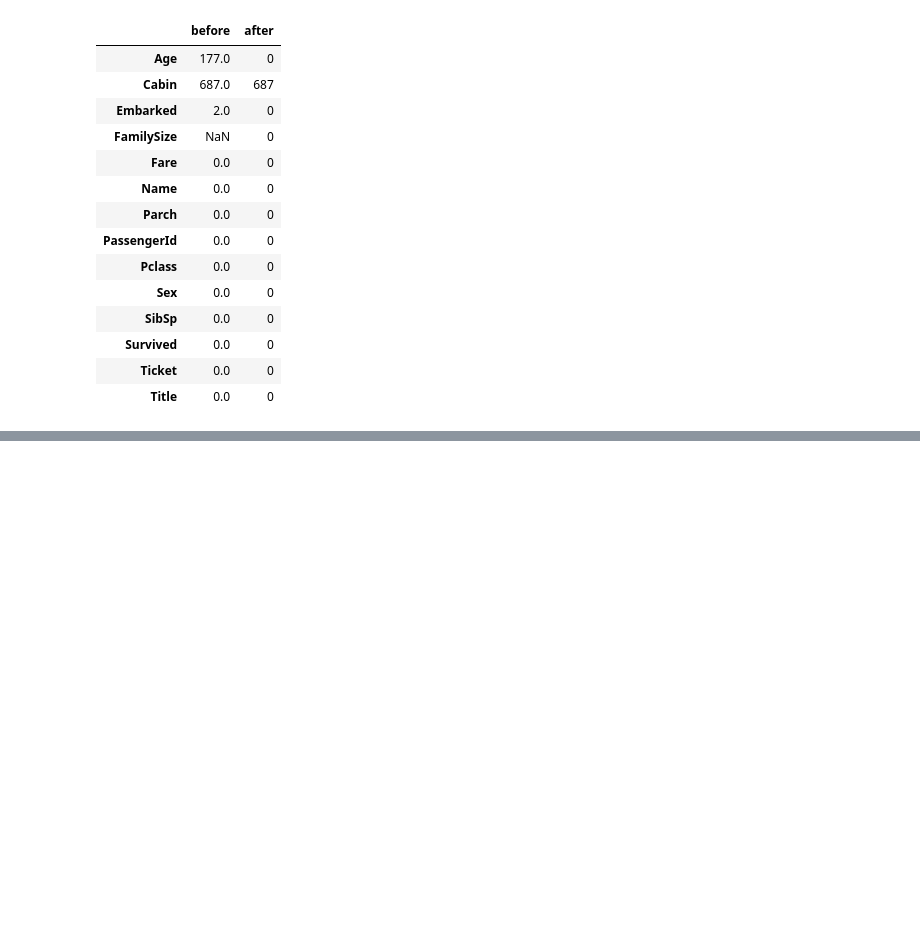
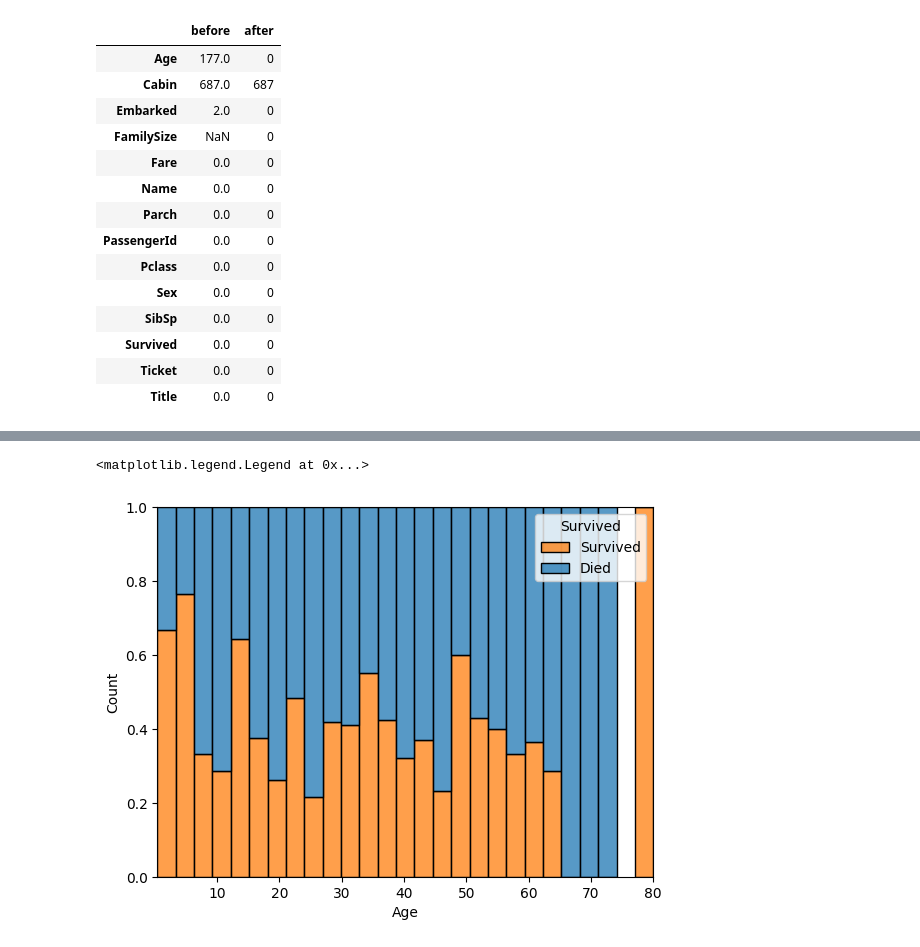
Before and after one commit to ByungkyuKang/ML_Portfolio, a Jupyter notebook: Machine_Learning_Projects/Titanic-Survival-Prediction/notebooks/titanic_preprocessing(data_from_kaggle).ipynb, the cells around one changed output, grey strips where cells are left out. Cells and saved outputs as stored; diff of their text form; code cells hidden in the pictures; blank space fills up the shorter version.

```diff
--- a/Machine_Learning_Projects/Titanic-Survival-Prediction/notebooks/titanic_preprocessing(data_from_kaggle).ipynb
+++ b/Machine_Learning_Projects/Titanic-Survival-Prediction/notebooks/titanic_preprocessing(data_from_kaggle).ipynb
@@ -119,0 +160,6 @@ pd.DataFrame({'before':before,'after':after})
+# %%
+sns.histplot(data=df2, x="Age", hue="Survived", multiple="fill")
+plt.legend(title='Survived', labels=['Survived', 'Died'], loc='upper right')
+# %% [output]
+<matplotlib.legend.Legend at 0x...>
+[figure, added]
```
Also changed, not shown: parts of 7 cells of this notebook, 3 other files.
